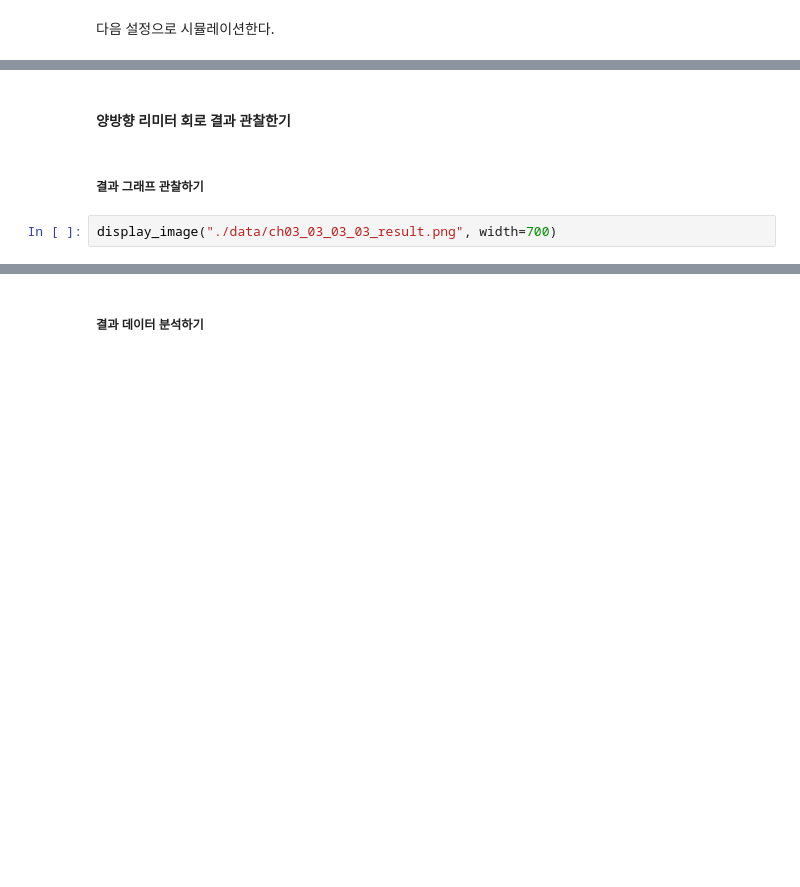
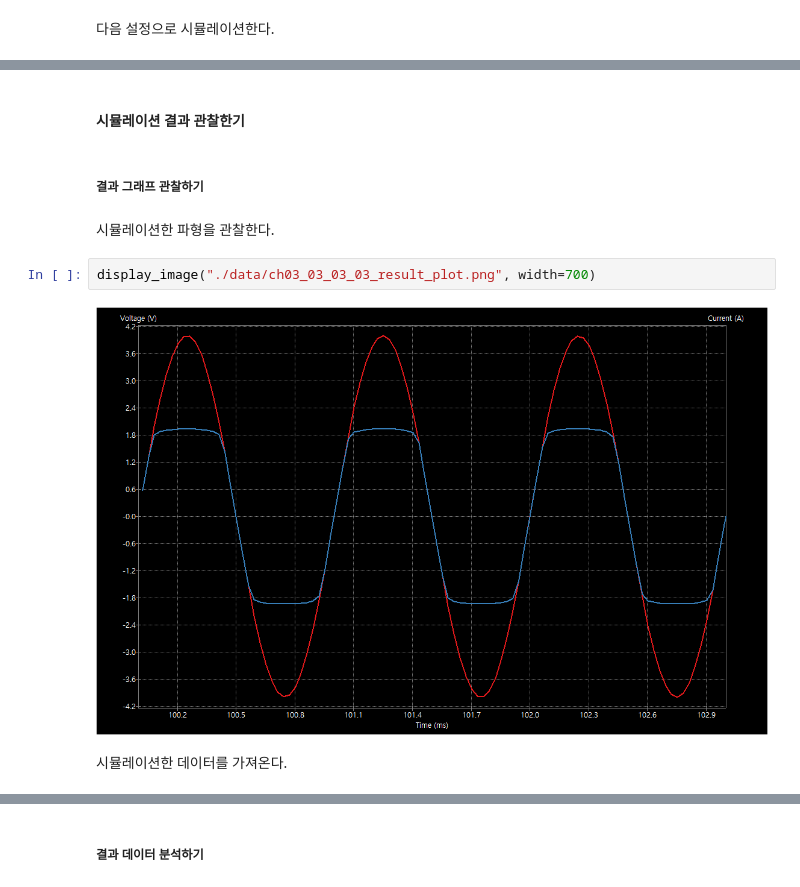
Before and after one commit to ubinos-edu/ece2knu_course_materials, a Jupyter notebook: app/ece2knu_ch03_diode_application/ch03.ipynb, the cells around one changed output, grey strips where cells are left out. Cells and saved outputs as stored; diff of their text form; blank space fills up the shorter version.

```diff
--- a/app/ece2knu_ch03_diode_application/ch03.ipynb
+++ b/app/ece2knu_ch03_diode_application/ch03.ipynb
@@ -36,6 +42,12 @@ display_image("./images/ch03_03_03_03_sim_setting.png", width=700)
 # %% [markdown]
-#### 양방향 리미터 회로 결과 관찰한기
+#### 시뮬레이션 결과 관찰한기
 # %% [markdown]
 ##### 결과 그래프 관찰하기
+# %% [markdown]
+시뮬레이션한 파형을 관찰한다.
 # %%
-display_image("./data/ch03_03_03_03_result.png", width=700)
+display_image("./data/ch03_03_03_03_result_plot.png", width=700)
+# %% [output]
+[figure, added]
+# %% [markdown]
+시뮬레이션한 데이터를 가져온다.
```
Also changed, not shown: parts of 31 cells of this notebook, 20 other files.
